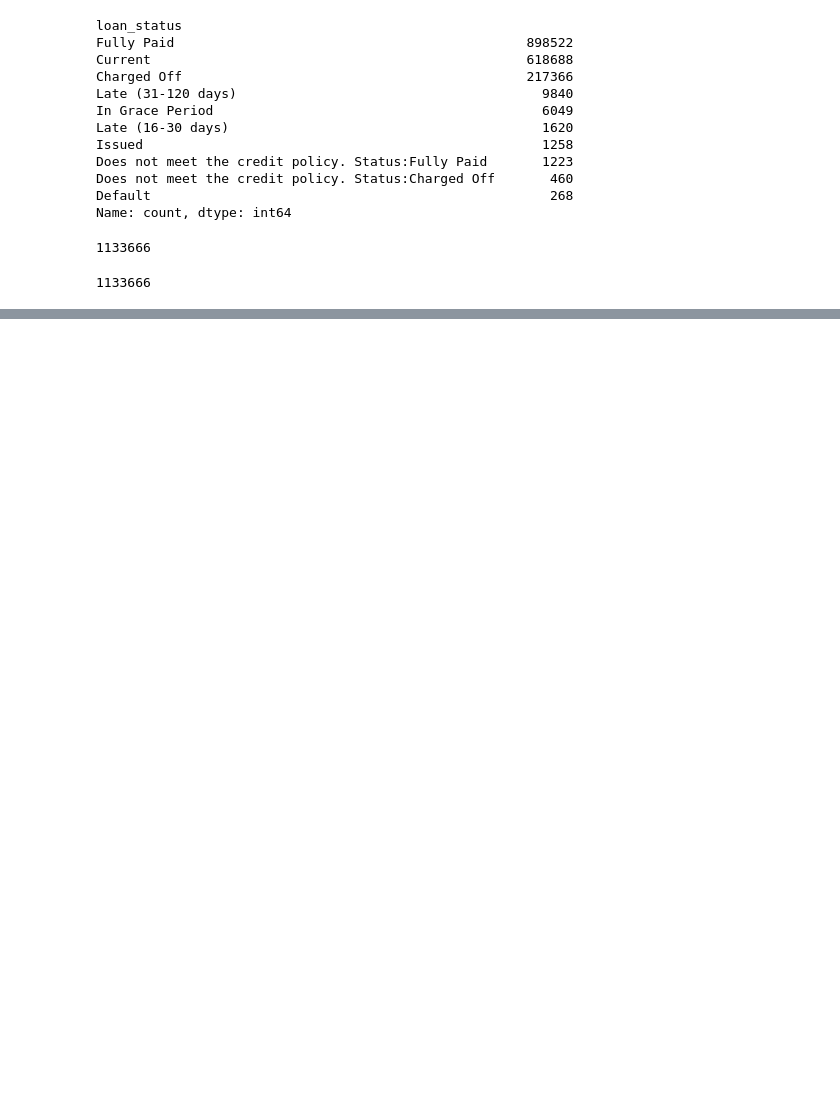
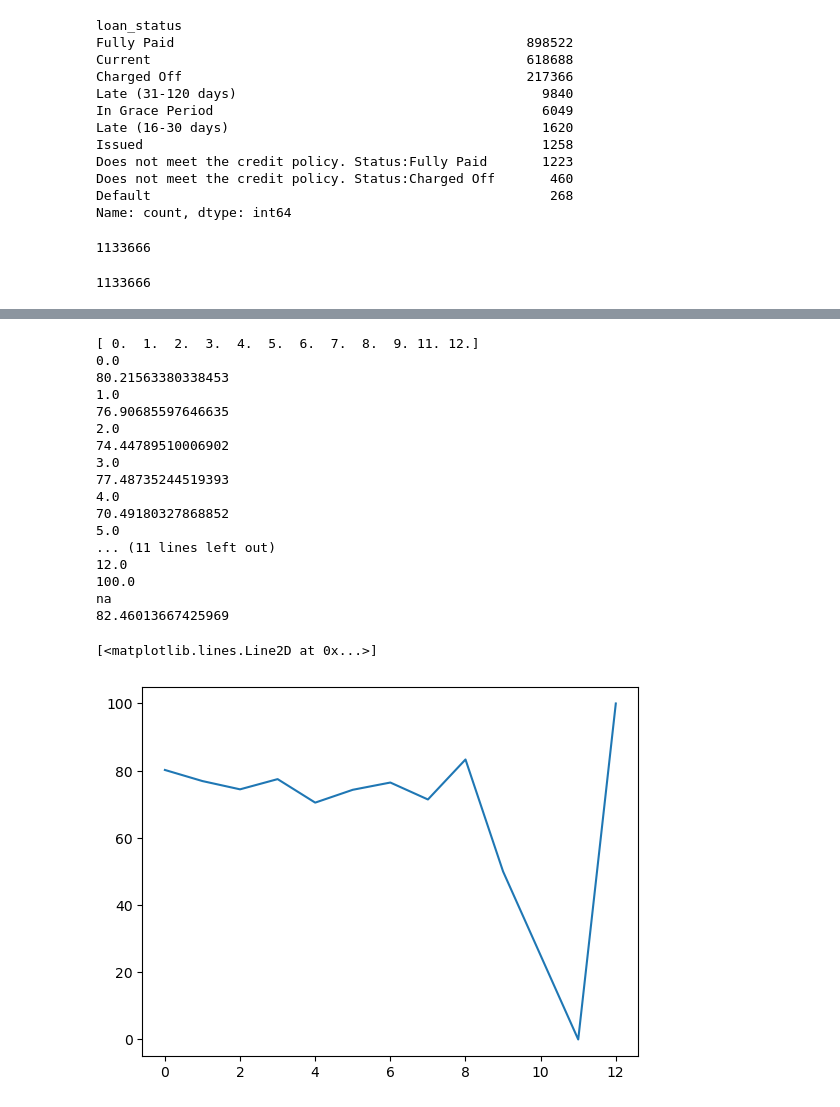
Before and after one commit to dbehdrnr0202/lending_club, a Jupyter notebook: drop_columns_preprocessing.ipynb, the cells around one changed output, grey strips where cells are left out. Drawn from its saved outputs; the diff is of its cells as text; code cells hidden in the pictures; blank space fills up the shorter version.

```diff
--- a/drop_columns_preprocessing.ipynb
+++ b/drop_columns_preprocessing.ipynb
@@ -150,0 +219,38 @@ filtered_df.dropna(how='all')
+# %%
+target_column = "pub_rec_bankruptcies"
+column_values =filtered_df[target_column].unique()
+column_values = column_values[~pd.isna(column_values)]
+column_values.sort()
+print(column_values)
+x = []
+y =[]
+for value in column_values:
+    pos_percent = len(filtered_df[(filtered_df[target_column]==value) & (filtered_df['loan_status']==0)])*100/len(filtered_df[filtered_df[target_column]==value])
+    print(value)
+    print(pos_percent)
+    x.append(value)
+    y.append(pos_percent)
+
+print("na")
+print(len(filtered_df[(filtered_df[target_column].isna()) & (filtered_df['loan_status']==0)])*100/len(filtered_df[filtered_df[target_column].isna()]))
+plt.plot(x, y)
+# %% [output]
+[ 0.  1.  2.  3.  4.  5.  6.  7.  8.  9. 11. 12.]
+0.0
+80.21563380338453
+1.0
+76.90685597646635
+2.0
+74.44789510006902
+3.0
+77.48735244519393
+4.0
+70.49180327868852
+5.0
+... (11 lines left out)
+12.0
+100.0
+na
+82.46013667425969
+[<matplotlib.lines.Line2D at 0x...>]
+[figure, added]
```
Also changed, not shown: parts of 39 cells of this notebook, 18 other files.
